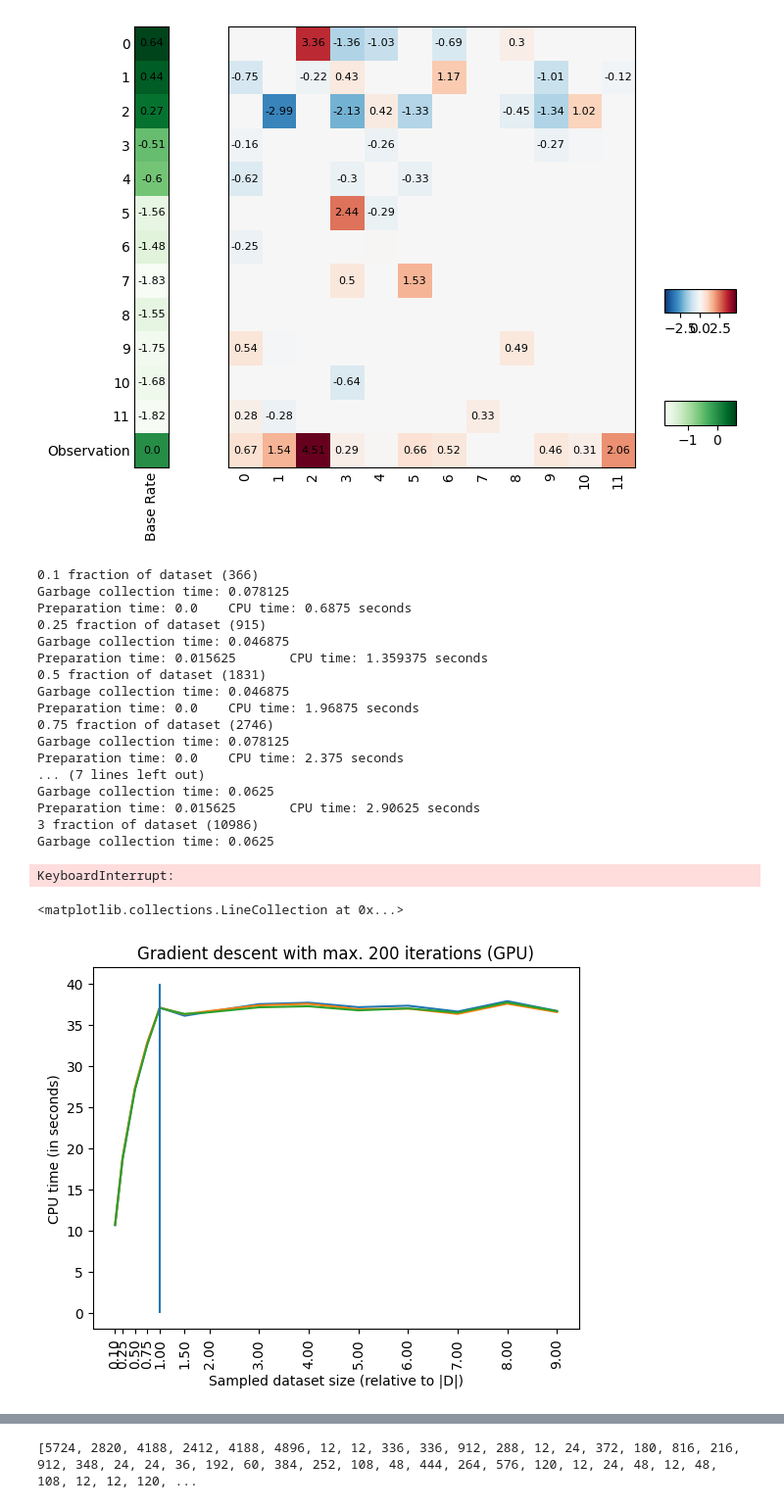
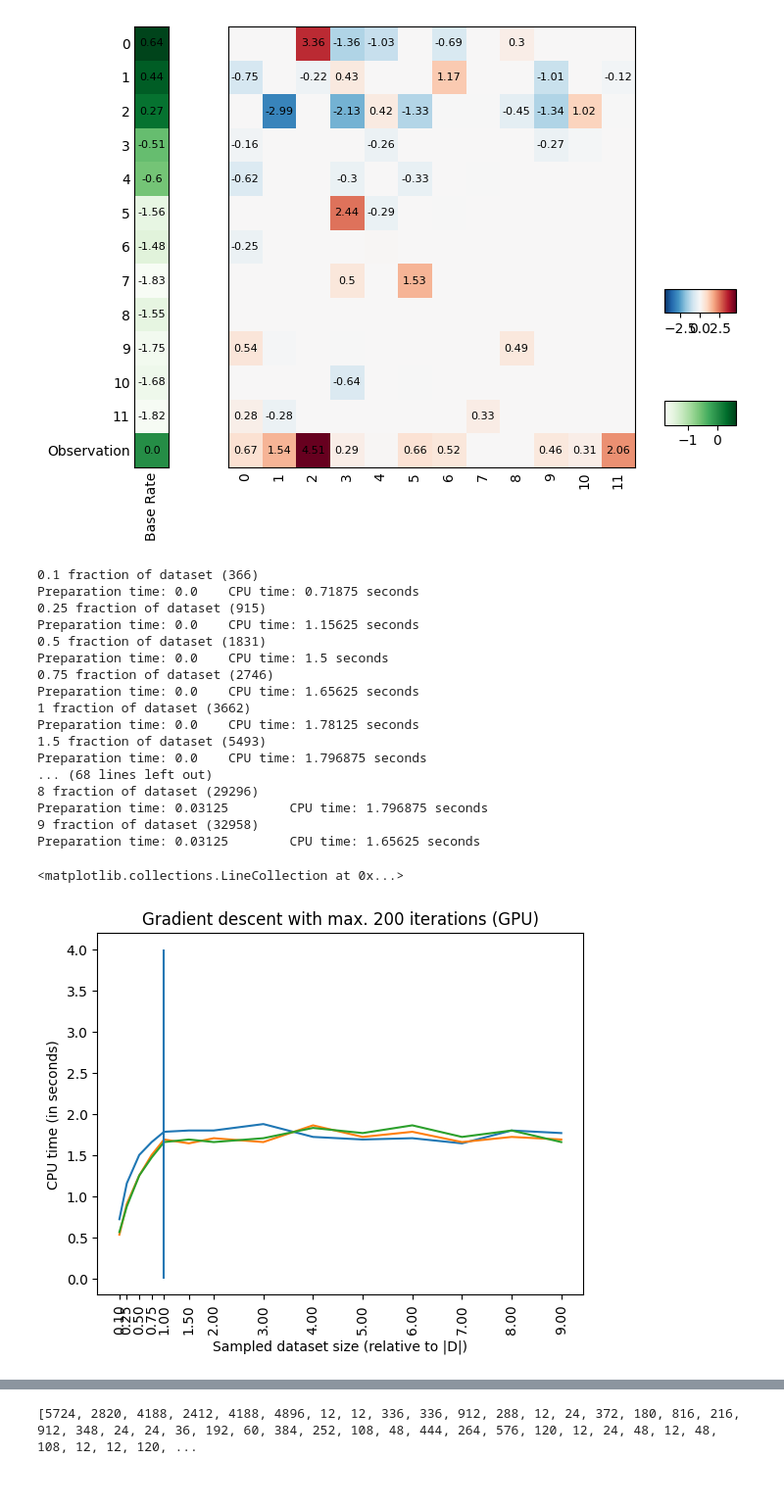
Before and after one commit to MichaelBonart/LearnMHN_TestRepo, a Jupyter notebook: demo/demo-optimizations.ipynb, the cells around one changed output, grey strips where cells are left out. Shown at 98% size. Saved outputs shown, nothing was run; the diff lists cells and outputs as text; code cells hidden in the pictures.

```diff
--- a/demo/demo-optimizations.ipynb
+++ b/demo/demo-optimizations.ipynb
@@ -26,8 +26,8 @@ opt.set_device(Device.CPU)
 input = pd.read_csv('LUAD_n12.csv')
 # %%
 my_data = np.tile(input, (1,1))
-opt.load_data_matrix(my_data, reduce_data_redundancies=False)
-repetitions=opt._data.get_repetition_descriptor()
+opt.load_data_matrix(my_data, reduce_data_redundancies=True)
+data_retrieval, repetitions=opt._data.get_data_repetitions()
 print(repetitions)
 print(sum(repetitions))
 print(f"{sum([1 if r==0 else 0 for r in repetitions])} / {len(my_data)} are redundant samples")
@@ -88,11 +108,6 @@ for i in range(repetitions):
 
         print(f"{dataset_fraction} fraction of dataset ({len(input_subset)}) ")
 
-        start_coll = time.process_time()
-        gc.collect()
-        end_coll = time.process_time()
-        print(f"Garbage collection time: {end_coll-start_coll}")
-
         #measure time optimization takes
         start = time.process_time()
 
@@ -104,33 +119,32 @@ for i in range(repetitions):
         print(f"Preparation time: {end_prep-start_prep}\t CPU time: {time_elapsed} seconds")
 # %% [output]
 0.1 fraction of dataset (366)
-Garbage collection time: 0.078125
-Preparation time: 0.0    CPU time: 0.6875 seconds
+Preparation time: 0.0    CPU time: 0.71875 seconds
 0.25 fraction of dataset (915)
-Garbage collection time: 0.046875
-Preparation time: 0.015625       CPU time: 1.359375 seconds
+Preparation time: 0.0    CPU time: 1.15625 seconds
 0.5 fraction of dataset (1831)
-Garbage collection time: 0.046875
-Preparation time: 0.0    CPU time: 1.96875 seconds
+Preparation time: 0.0    CPU time: 1.5 seconds
 0.75 fraction of dataset (2746)
-Garbage collection time: 0.078125
-Preparation time: 0.0    CPU time: 2.375 seconds
-... (7 lines left out)
-Garbage collection time: 0.0625
-Preparation time: 0.015625       CPU time: 2.90625 seconds
-3 fraction of dataset (10986)
-Garbage collection time: 0.0625
+Preparation time: 0.0    CPU time: 1.65625 seconds
+1 fraction of dataset (3662)
+Preparation time: 0.0    CPU time: 1.78125 seconds
+1.5 fraction of dataset (5493)
+Preparation time: 0.0    CPU time: 1.796875 seconds
+... (68 lines left out)
+8 fraction of dataset (29296)
+Preparation time: 0.03125        CPU time: 1.796875 seconds
+9 fraction of dataset (32958)
+Preparation time: 0.03125        CPU time: 1.65625 seconds
-KeyboardInterrupt:
 # %%
 comp_speeds_df=pd.DataFrame.from_dict(computation_speeds)
 comp_speeds_df.T.plot(xlabel="Sampled dataset size (relative to |D|)", ylabel="CPU time (in seconds)", xticks=dataset_fractions, legend=False)
 plt.xticks(rotation=90)
 plt.title(f"Gradient descent with max. {max_it} iterations (GPU)")
 
-plt.vlines(1,0,40)
+plt.vlines(1,0,4)
 # %% [output]
 <matplotlib.collections.LineCollection at 0x...>
-[figure, old version]
+[figure, new version]
 # %%
 
 
```
Also changed, not shown: parts of 8 cells of this notebook.
